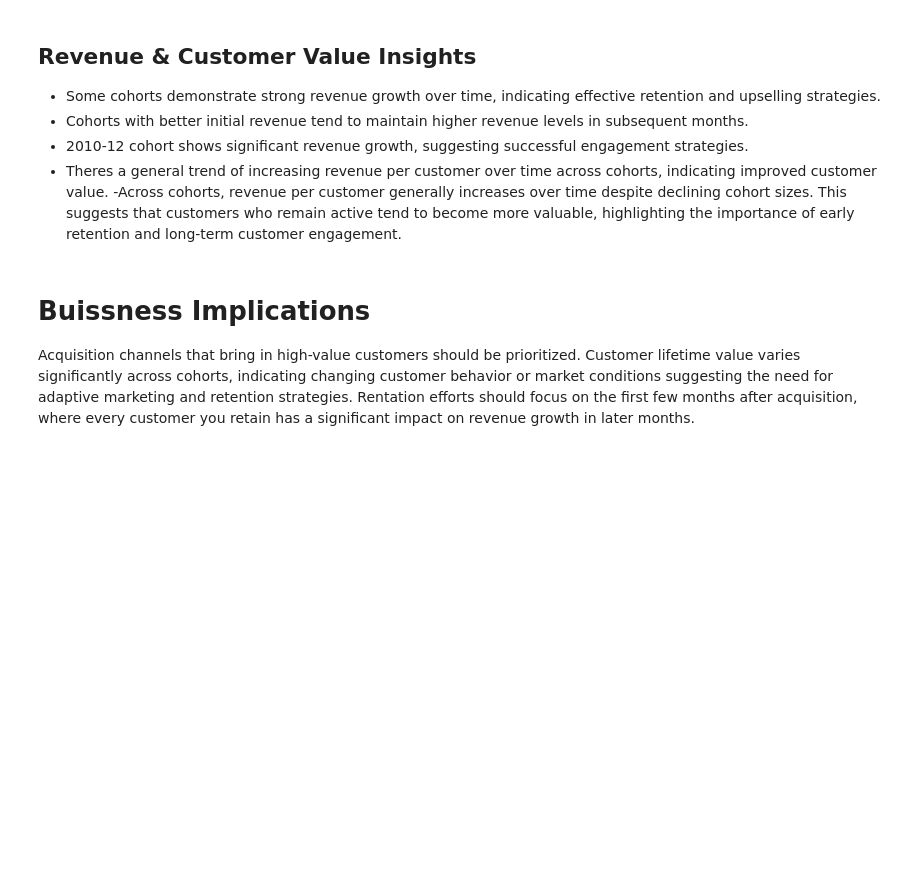
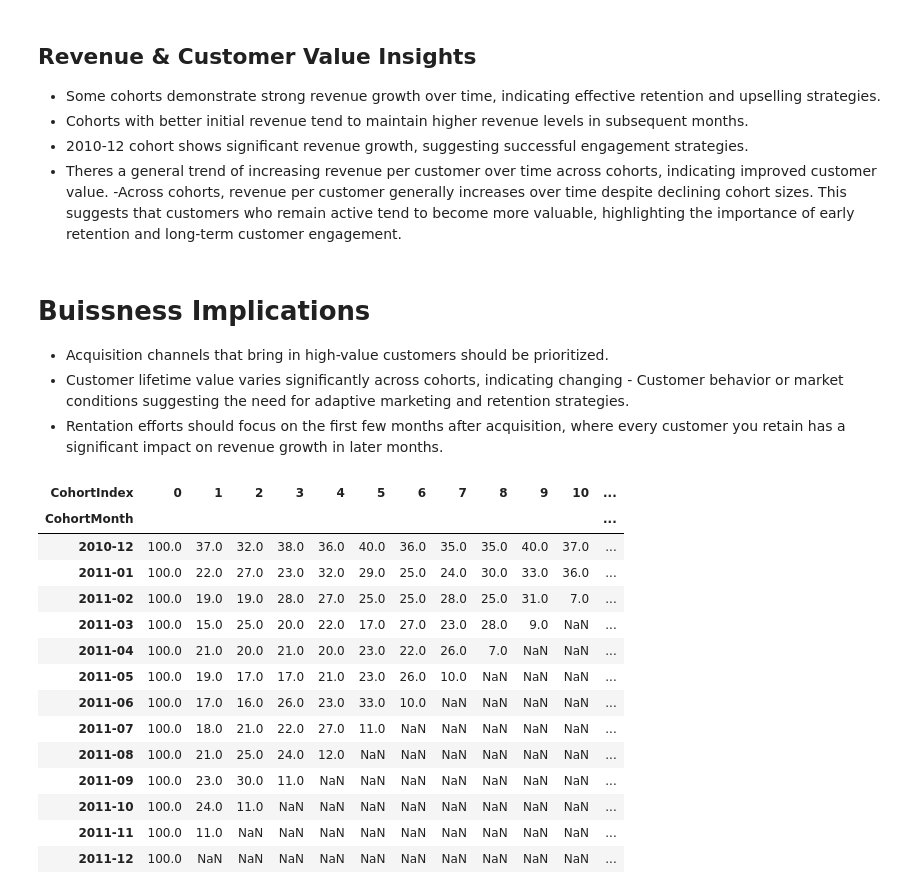
Before and after one commit to BoiDrew/revenue-retention-analysis, a Jupyter notebook: notebooks/revenue_retention_value.ipynb, the cells around one changed output. Saved outputs shown, nothing was run; the diff lists cells and outputs as text; code cells hidden in the pictures; blank space fills up the shorter version.

```diff
--- a/notebooks/revenue_retention_value.ipynb
+++ b/notebooks/revenue_retention_value.ipynb
@@ -187,6 +190,51 @@ revenue_per_customer.round(2)
 -Across cohorts, revenue per customer generally increases over time despite declining cohort sizes. This suggests that customers who remain active tend to become more valuable, highlighting the importance of early retention and long-term customer engagement.
 # %% [markdown]
 # Buissness Implications
-Acquisition channels that bring in high-value customers should be prioritized.
-Customer lifetime value varies significantly across cohorts, indicating changing customer behavior or market conditions suggesting the need for adaptive marketing and retention strategies.
-Rentation efforts should focus on the first few months after acquisition, where every customer you retain has a significant impact on revenue growth in later months.
+- Acquisition channels that bring in high-value customers should be prioritized.
+- Customer lifetime value varies significantly across cohorts, indicating changing - Customer behavior or market conditions suggesting the need for adaptive marketing and retention strategies.
+- Rentation efforts should focus on the first few months after acquisition, where every customer you retain has a significant impact on revenue growth in later months.
+# %%
+# Group the dataset by CohortMonth and CohortIndex
+# CohortMonth = the month the customer first appeared
+# CohortIndex = how many months since the cohort started (0 = acquisition month)
+
+cohort_data = (
+    df.groupby(['CohortMonth', 'CohortIndex'])['CustomerID']
+    .nunique()
+    .reset_index()
+)
+
+# Pivot the cohort data into a matrix:
+# - Rows = CohortMonth (when each customer cohort started)
+# - Columns = CohortIndex (months since the cohort's first activity)
+# - Values = number of unique customers active in each period
+cohort_pivot = cohort_data.pivot(
+    index='CohortMonth',
+    columns='CohortIndex',
+    values='CustomerID'
+)
+
+# Calculate the size of each cohort (number of unique customers at CohortIndex 0)
+cohort_size_0 = cohort_pivot.iloc[:, 0]
+
+# Calculate retention rates:
+# Divide each row by its cohort size to get the percentage of customers retained
+# in each subsequent month
+retention = cohort_pivot.divide(cohort_size_0, axis=0)
+retention.round(2) *100
+# %% [output]
+| CohortIndex | 0 | 1 | 2 | 3 | 4 | 5 | 6 | 7 | 8 | 9 | 10 | ... |
+| CohortMonth |  |  |  |  |  |  |  |  |  |  |  | ... |
+| 2010-12 | 100.0 | 37.0 | 32.0 | 38.0 | 36.0 | 40.0 | 36.0 | 35.0 | 35.0 | 40.0 | 37.0 | ... |
+| 2011-01 | 100.0 | 22.0 | 27.0 | 23.0 | 32.0 | 29.0 | 25.0 | 24.0 | 30.0 | 33.0 | 36.0 | ... |
+| 2011-02 | 100.0 | 19.0 | 19.0 | 28.0 | 27.0 | 25.0 | 25.0 | 28.0 | 25.0 | 31.0 | 7.0 | ... |
+| 2011-03 | 100.0 | 15.0 | 25.0 | 20.0 | 22.0 | 17.0 | 27.0 | 23.0 | 28.0 | 9.0 | NaN | ... |
+| 2011-04 | 100.0 | 21.0 | 20.0 | 21.0 | 20.0 | 23.0 | 22.0 | 26.0 | 7.0 | NaN | NaN | ... |
+| 2011-05 | 100.0 | 19.0 | 17.0 | 17.0 | 21.0 | 23.0 | 26.0 | 10.0 | NaN | NaN | NaN | ... |
+| 2011-06 | 100.0 | 17.0 | 16.0 | 26.0 | 23.0 | 33.0 | 10.0 | NaN | NaN | NaN | NaN | ... |
+| 2011-07 | 100.0 | 18.0 | 21.0 | 22.0 | 27.0 | 11.0 | NaN | NaN | NaN | NaN | NaN | ... |
+| 2011-08 | 100.0 | 21.0 | 25.0 | 24.0 | 12.0 | NaN | NaN | NaN | NaN | NaN | NaN | ... |
+| 2011-09 | 100.0 | 23.0 | 30.0 | 11.0 | NaN | NaN | NaN | NaN | NaN | NaN | NaN | ... |
+| 2011-10 | 100.0 | 24.0 | 11.0 | NaN | NaN | NaN | NaN | NaN | NaN | NaN | NaN | ... |
+| 2011-11 | 100.0 | 11.0 | NaN | NaN | NaN | NaN | NaN | NaN | NaN | NaN | NaN | ... |
+| 2011-12 | 100.0 | NaN | NaN | NaN | NaN | NaN | NaN | NaN | NaN | NaN | NaN | ... |
```
Also changed, not shown: parts of 6 cells of this notebook, 1 other file.
